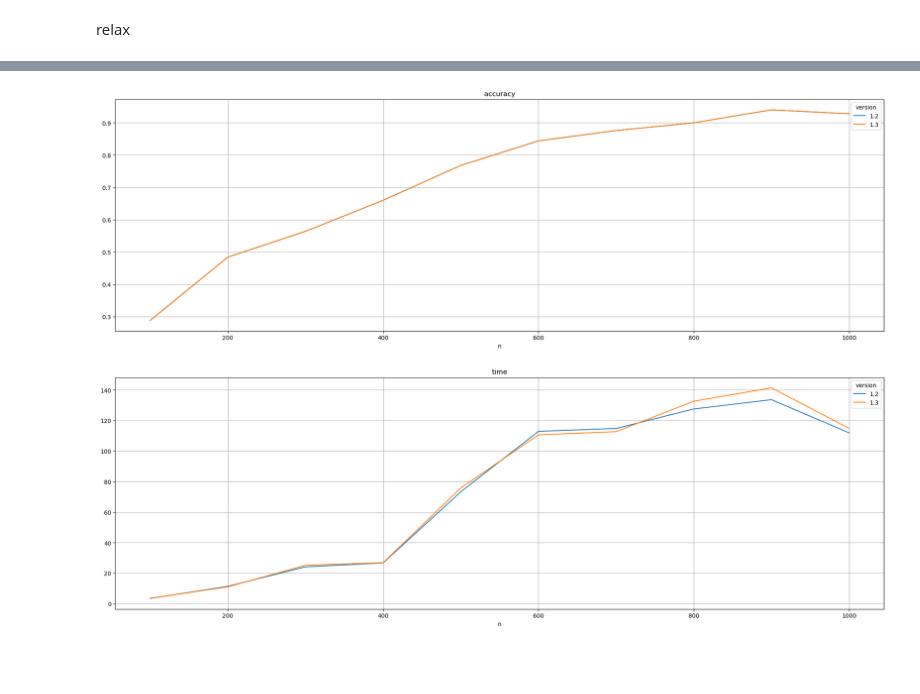
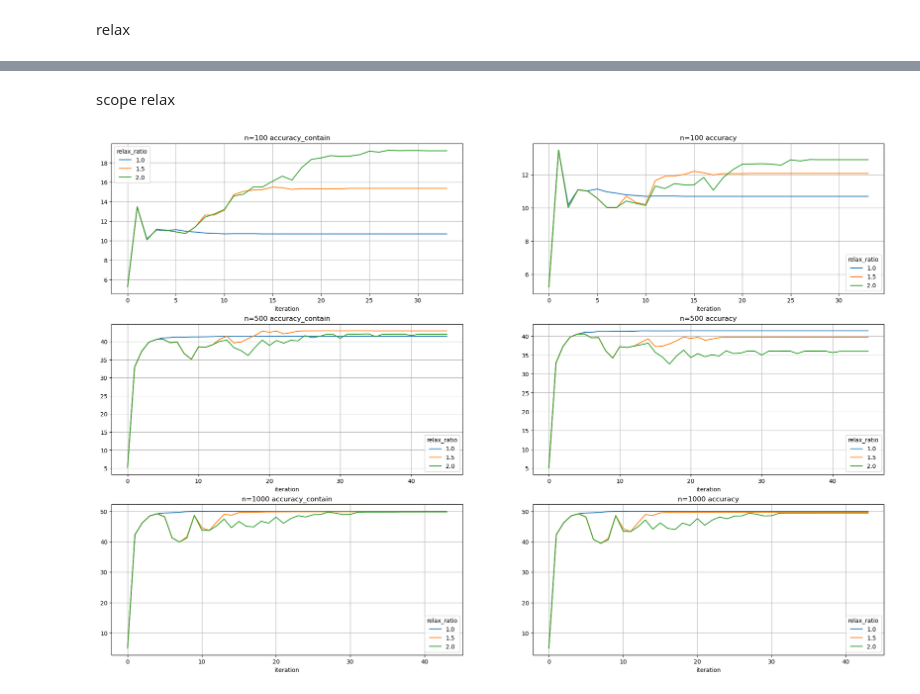
Before and after one commit to bbayukari/splicing-universal-experiment, a Jupyter notebook: total_experiment_new/plot_ex.ipynb, the cells around one changed output, grey strips where cells are left out. Saved outputs shown, nothing was run; the diff lists cells and outputs as text; code cells hidden in the pictures; blank space fills up the shorter version.

```diff
--- a/total_experiment_new/plot_ex.ipynb
+++ b/total_experiment_new/plot_ex.ipynb
@@ -39,15 +35,25 @@ df3 = pd.read_csv("total_relax_sparsity.csv")
-# %%
-df1 = pd.read_csv("cvxpy_1_3.csv")
-df2 = pd.read_csv("cvxpy_1_2.csv")
-df1["version"] = "1.3"
-df2["version"] = "1.2"
-df = pd.concat([df1, df2])
-fig, axes = plt.subplots(nrows=2, ncols=1, figsize=(24, 16))
-for j, metric in enumerate(["accuracy", "time"]):
-    df.groupby(['n', 'version'])[metric].mean().unstack().plot(
-        ax=axes[j],
-        title=metric,
-        grid=True,
-    )
-# %% [output]
-[figure, removed]
+# %% [markdown]
+scope relax
+# %%
+df = pd.read_csv("scope_relax_sparsity.csv")
+fig, axes = plt.subplots(nrows=3, ncols=2, figsize=(24, 16))
+for i, n in enumerate([100, 500, 1000]):
+    for j, metric in enumerate(["accuracy_contain", "accuracy"]):
+        df_tmp = df.loc[(df["n"] == n), ["seed", "iteration", "relax_ratio", metric]]
+        all_combinations = pd.MultiIndex.from_product([
+            df_tmp['seed'].unique(),
+            df_tmp['iteration'].unique(),
+            df_tmp['relax_ratio'].unique()
+        ], names=['seed', 'iteration', 'relax_ratio'])
+        all_combinations = pd.DataFrame(index=all_combinations).reset_index()
+        merged_df = all_combinations.merge(df_tmp, how='left')
+        tmp = merged_df.copy()
+        merged_df[metric] = merged_df.groupby(['seed', 'relax_ratio'])[metric].fillna(method='ffill')
+        merged_df = merged_df.reset_index()
+        merged_df.groupby(['iteration', 'relax_ratio'])[metric].mean().unstack().plot(
+            ax=axes[i][j],
+            title="n=" + str(n) + " " + metric,
+            grid=True,
+        )
+# %% [output]
+[figure, added]
```
Also changed, not shown: parts of 5 cells of this notebook, 8 other files.
